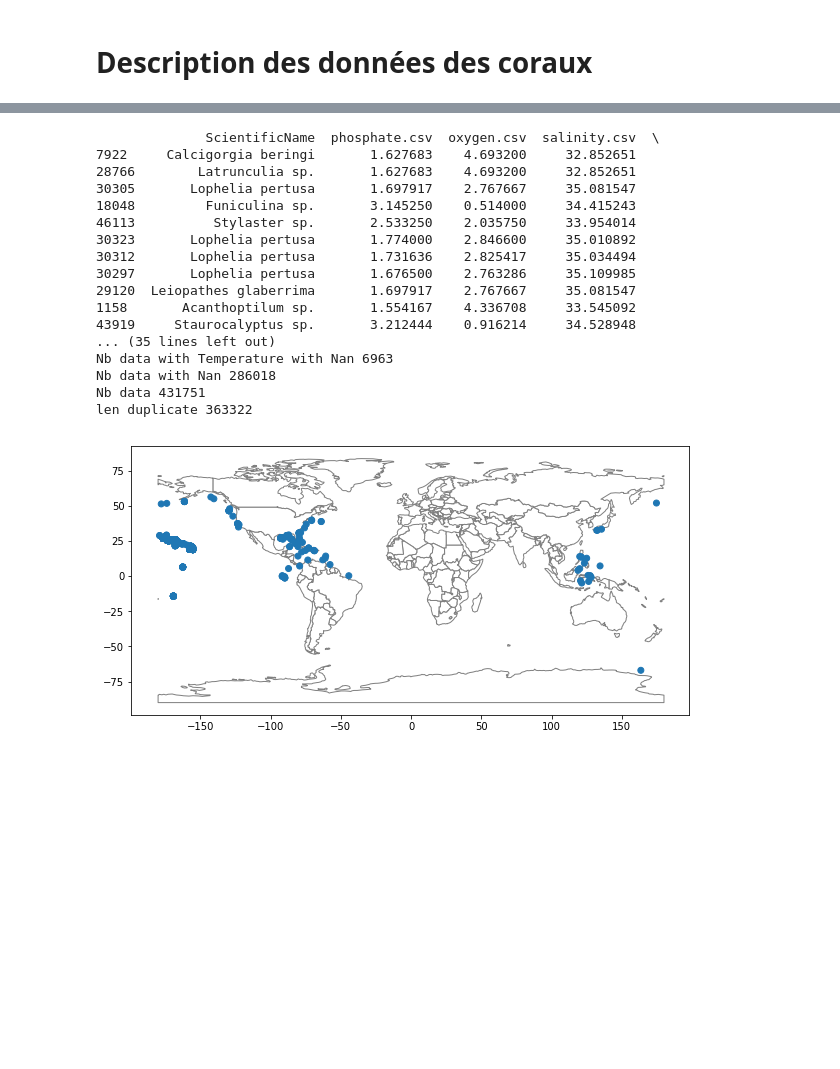
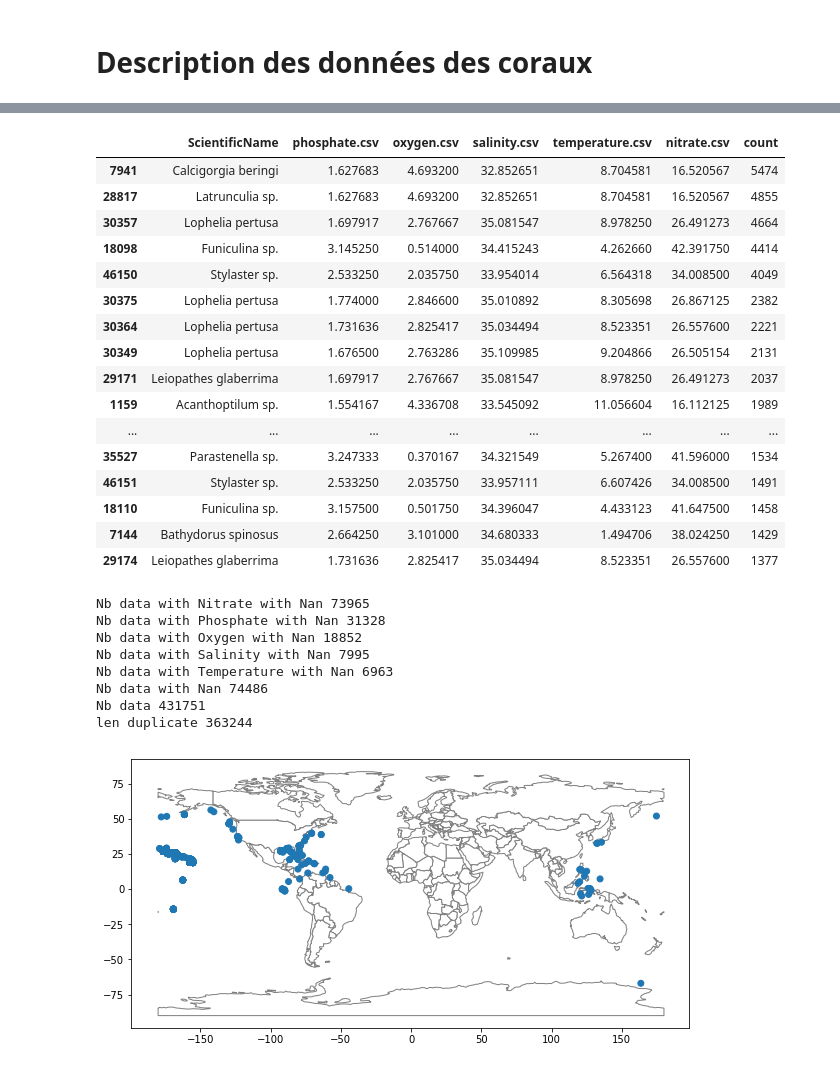
Before and after one commit to dellielo/Pharmap, a Jupyter notebook: notebook/visualisation.ipynb, the cells around one changed output, grey strips where cells are left out. Saved outputs shown, nothing was run; the diff lists cells and outputs as text; code cells hidden in the pictures; blank space fills up the shorter version.

```diff
--- a/notebook/visualisation.ipynb
+++ b/notebook/visualisation.ipynb
@@ -121,9 +109,28 @@ Len Tab without duplicate 290323
+# %%
+### Checke si les données sont variées
+column_dupli =["ScientificName", "phosphate.csv" , "oxygen.csv", "salinity.csv", "temperature.csv","nitrate.csv"]
+df_stat = coraux.groupby(column_dupli, as_index=False).size().reset_index().rename(columns={0:'count'}).sort_values(by="count", ascending=False)
+df_stat.head(20)
+# %% [output]
+|  | ScientificName | phosphate.csv | oxygen.csv | salinity.csv | temperature.csv | nitrate.csv | count |
+| 7941 | Calcigorgia beringi | 1.627683 | 4.693200 | 32.852651 | 8.704581 | 16.520567 | 5474 |
+| 28817 | Latrunculia sp. | 1.627683 | 4.693200 | 32.852651 | 8.704581 | 16.520567 | 4855 |
+| 30357 | Lophelia pertusa | 1.697917 | 2.767667 | 35.081547 | 8.978250 | 26.491273 | 4664 |
+| 18098 | Funiculina sp. | 3.145250 | 0.514000 | 34.415243 | 4.262660 | 42.391750 | 4414 |
+| 46150 | Stylaster sp. | 2.533250 | 2.035750 | 33.954014 | 6.564318 | 34.008500 | 4049 |
+| 30375 | Lophelia pertusa | 1.774000 | 2.846600 | 35.010892 | 8.305698 | 26.867125 | 2382 |
+| 30364 | Lophelia pertusa | 1.731636 | 2.825417 | 35.034494 | 8.523351 | 26.557600 | 2221 |
+| 30349 | Lophelia pertusa | 1.676500 | 2.763286 | 35.109985 | 9.204866 | 26.505154 | 2131 |
+| 29171 | Leiopathes glaberrima | 1.697917 | 2.767667 | 35.081547 | 8.978250 | 26.491273 | 2037 |
+| 1159 | Acanthoptilum sp. | 1.554167 | 4.336708 | 33.545092 | 11.056604 | 16.112125 | 1989 |
+| ... | ... | ... | ... | ... | ... | ... | ... |
+| 35527 | Parastenella sp. | 3.247333 | 0.370167 | 34.321549 | 5.267400 | 41.596000 | 1534 |
+| 46151 | Stylaster sp. | 2.533250 | 2.035750 | 33.957111 | 6.607426 | 34.008500 | 1491 |
+| 18110 | Funiculina sp. | 3.157500 | 0.501750 | 34.396047 | 4.433123 | 41.647500 | 1458 |
+| 7144 | Bathydorus spinosus | 2.664250 | 3.101000 | 34.680333 | 1.494706 | 38.024250 | 1429 |
+| 29174 | Leiopathes glaberrima | 1.731636 | 2.825417 | 35.034494 | 8.523351 | 26.557600 | 1377 |
 # %%
-### Checke si les données sont variées
-column_dupli =["ScientificName", "phosphate.csv" , "oxygen.csv", "salinity.csv", "temperature.csv","nitrate.csv"]
-df_stat = coraux.groupby(column_dupli, as_index=False).size().reset_index().rename(columns={0:'count'}).sort_values(by="count", ascending=False)
-print(df_stat.head(20))
-
+# coraux[coraux['nitrate.csv'].isin('NaN') == True]
 
 print("Nb data with Nitrate with Nan {}".format(len(coraux[coraux['nitrate.csv'].isnull()])))
 print("Nb data with Phosphate with Nan {}".format(len(coraux[coraux['phosphate.csv'].isnull()])))
@@ -134,28 +141,20 @@ print("Nb data with Temperature with Nan {}".format(len(coraux[coraux['temperatu
 print("Nb data with Nan {}".format(len(coraux[coraux.isnull().any(axis=1)])))
 print("Nb data {}".format(len(coraux)))
 coraux.head()
-
+# group_by_carac = coraux.groupby(["ScientificName", "phosphate.csv" , "oxygen.csv", "salinity.csv", "temperature.csv","nitrate.csv"],as_index=False)
+#
 grouped_duplicate = coraux[coraux.duplicated(column_dupli) == True] #.sort_values(by=column_dupli, ascending=[True, False, False, False, False, False]) #.groupby("ScientificName")
 grouped_duplicate.head(100)
 print("len duplicate {}".format(len(grouped_duplicate)))
 # %% [output]
-              ScientificName  phosphate.csv  oxygen.csv  salinity.csv  \
-7922     Calcigorgia beringi       1.627683    4.693200     32.852651
-28766        Latrunculia sp.       1.627683    4.693200     32.852651
-30305       Lophelia pertusa       1.697917    2.767667     35.081547
-18048         Funiculina sp.       3.145250    0.514000     34.415243
-46113          Stylaster sp.       2.533250    2.035750     33.954014
-30323       Lophelia pertusa       1.774000    2.846600     35.010892
-30312       Lophelia pertusa       1.731636    2.825417     35.034494
-30297       Lophelia pertusa       1.676500    2.763286     35.109985
-29120  Leiopathes glaberrima       1.697917    2.767667     35.081547
-1158       Acanthoptilum sp.       1.554167    4.336708     33.545092
-43919     Staurocalyptus sp.       3.212444    0.916214     34.528948
-... (35 lines left out)
+Nb data with Nitrate with Nan 73965
+Nb data with Phosphate with Nan 31328
+Nb data with Oxygen with Nan 18852
+Nb data with Salinity with Nan 7995
 Nb data with Temperature with Nan 6963
-Nb data with Nan 286018
+Nb data with Nan 74486
 Nb data 431751
-len duplicate 363322
+len duplicate 363244
 # %%
 #Affiche le type de coraux indiqué dans type_coraux_to_show
 fig, ax = plt.subplots(figsize=[10, 6])
```
Also changed, not shown: parts of 11 cells of this notebook.
